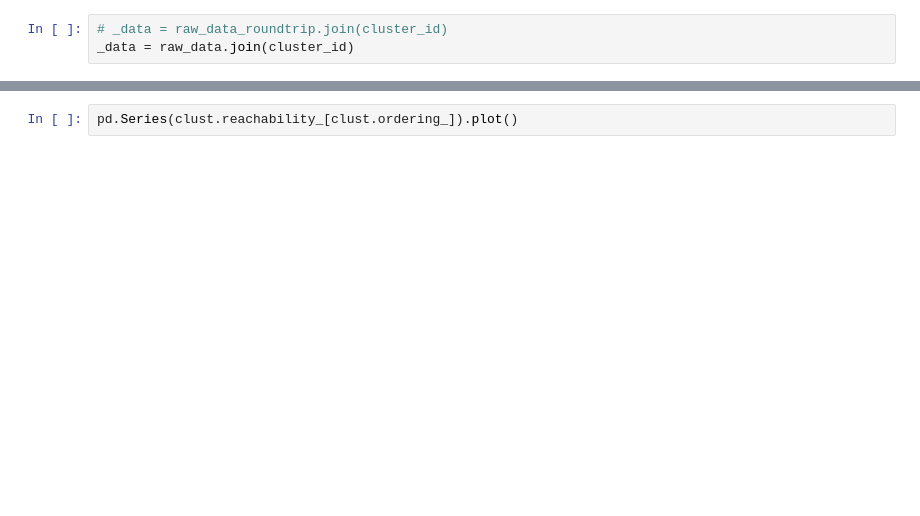
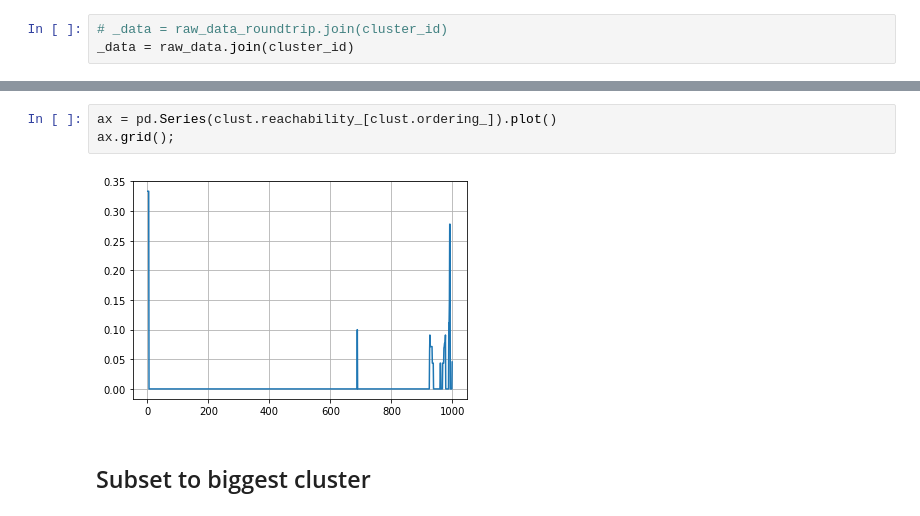
Before and after one commit to willirath/lagrangian_trajectory_clustering, a Jupyter notebook: notebooks/2022-06-25_full_workflow.ipynb, the cells around one changed output, grey strips where cells are left out. Drawn from its saved outputs; the diff is of its cells as text; blank space fills up the shorter version.

```diff
--- a/notebooks/2022-06-25_full_workflow.ipynb
+++ b/notebooks/2022-06-25_full_workflow.ipynb
@@ -256,2 +291,7 @@ fig.tight_layout();
 # %%
-pd.Series(clust.reachability_[clust.ordering_]).plot()
+ax = pd.Series(clust.reachability_[clust.ordering_]).plot()
+ax.grid();
+# %% [output]
+[figure, added]
+# %% [markdown]
+## Subset to biggest cluster
```
Also changed, not shown: parts of 21 cells of this notebook.
